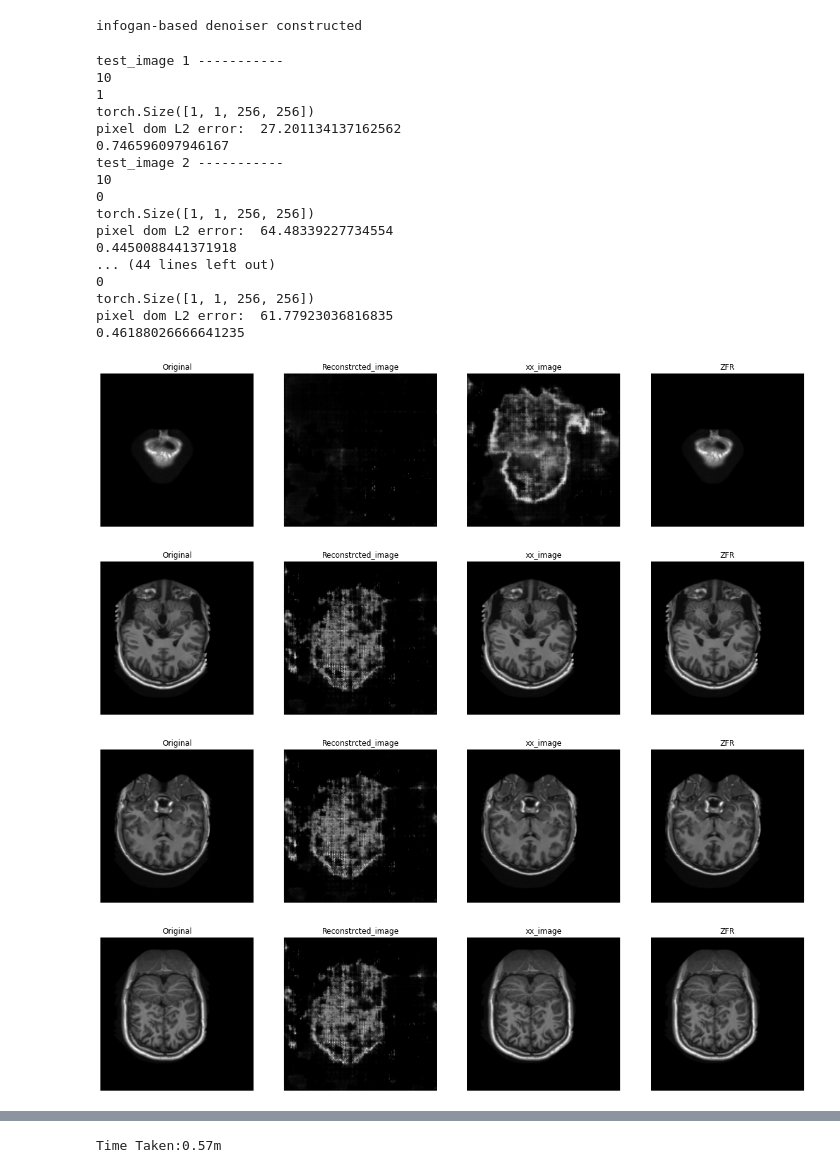
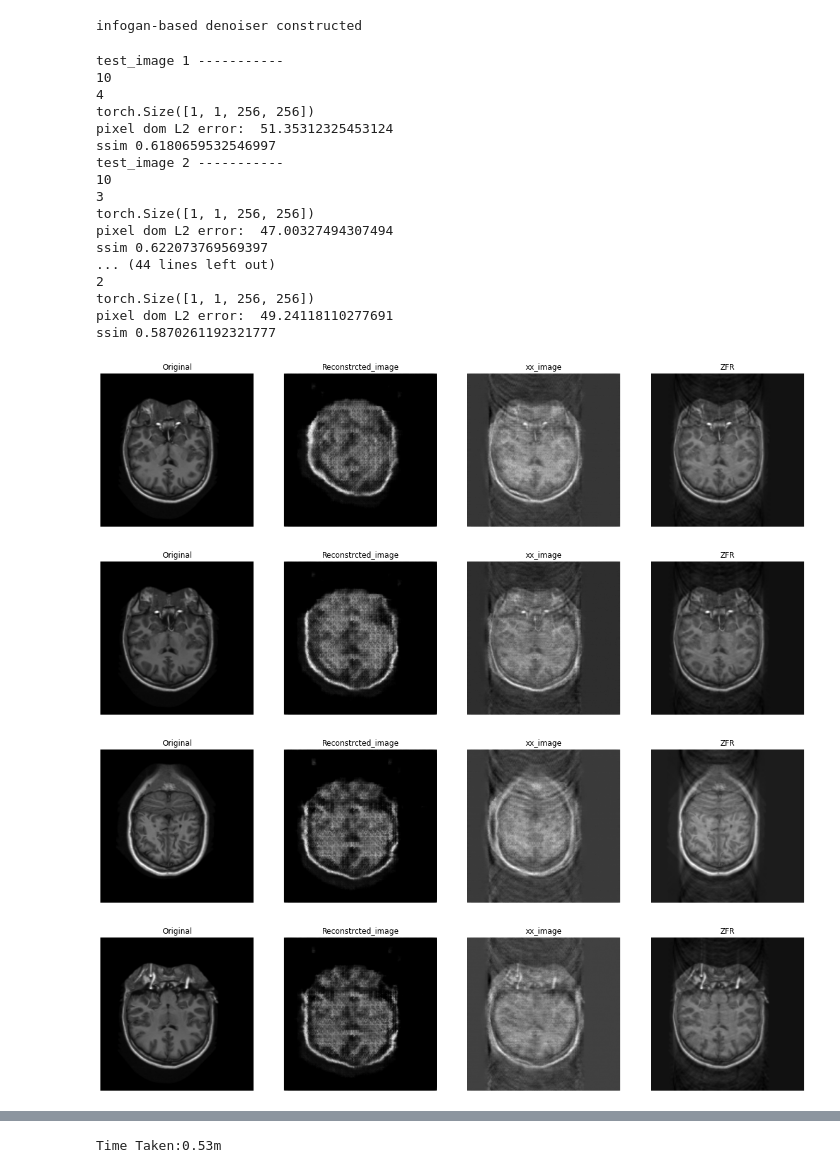
Before and after one commit to DeepakRaya/CS_MRI_infoGAN_ADMM, a Jupyter notebook: Experiment.ipynb, the cells around one changed output, grey strips where cells are left out. Saved outputs shown, nothing was run; the diff lists cells and outputs as text; code cells hidden in the pictures.

```diff
--- a/Experiment.ipynb
+++ b/Experiment.ipynb
@@ -15,7 +15,7 @@ import torch.nn as nn
 import torch.nn.functional as F
 from undersampling2 import usam_data
 # %%
-data_path = '/home/deepak/CS_MRI_codes_simulation/MRI_MCCAI_data/training_gt_split'
+data_path = '/home/deepak/CS_MRI_codes_simulation/MRI_MCCAI_data/training_gt_split_2'
 model_save_path = '/home/deepak/CS_MRI_codes_simulation/MRI_MCCAI_data/'
 # %%
 def constructDenoiser(model_save_path):
@@ -27,8 +27,8 @@ def constructDenoiser(model_save_path):
     return denoiser_InfoGAN
 # %%
 def setAlgoParams(M):
-    algo_param = {"rho": 10/np.sqrt(256),
-                  "x0": np.zeros((256,256)),
+    algo_param = {"rho": 1/16,
+                  "x0": np.random.randn(256,256),
                   "tol": 50,
                   "maxiter": 10,
                   "callback": None}
@@ -86,7 +86,7 @@ def generate_mask(N,M):
 # Program parameters
 show_plot = True
 n_test = 10
-M = 256
+M = 192
 N = 256
 n_files = 100
 # comp_ratios = [4]
@@ -99,6 +99,8 @@ mask, mask_mat = generate_mask(N,M)
 denoiser = constructDenoiser(model_save_path)
 # %% [output]
 infogan-based denoiser constructed
+# %%
+t = 4
 # %%
 
 # dictionary storing all the recovered results
@@ -106,6 +108,7 @@ results_x = []
 results_lb = []
 results_xr = []
 ssim_list = []
+pix_mse_list = []
 
 start_time = time.time()
 for i in range(n_test):
@@ -116,7 +119,7 @@ for i in range(n_test):
     results_x.append(x_true)
 
     # CS setups
-    y = usam_data(x_true, mask) #256X256 k space undersampled meas.
+    y = usam_data(x_true, mask) #the zero filled reconstruction after undersampling in kspace.
 
 
     # Construct a PnPADMM solver
@@ -133,50 +136,59 @@ for i in range(n_test):
     img2 = x_star
     ssim_score = ssim(img1, img2, 2, 1.5, window_size=11, size_average=True)
     ssim_list.append(ssim_score)
-    print ("pixel dom L2 error: ", np.linalg.norm(x_star-x_true))
-    print(ssim_score.item())
+    pix_mse = np.linalg.norm(x_star-x_true)
+    pix_mse_list.append(pix_mse)
+    print ("pixel dom L2 error: ", pix_mse)
+    print("ssim",ssim_score.item())
+
+#     k = range(len(loss_rec))
+#     l = loss_rec
+#     plt.plot(k,l)
+#     plt.show()
 
     # Show results
     if show_plot and n_test <= 10:
         plt.figure(figsize=(20,5))
         plt.subplot(1,4,1)
         plt.imshow((x_true), origin="upper", cmap="gray")
         plt.axis('off')
         plt.title("Original")
         plt.subplot(1,4,2)
         plt.imshow((x_star), origin="upper", cmap="gray")
         plt.title("Reconstrcted_image")
         plt.axis('off')
         plt.subplot(1,4,3)
         plt.imshow((xx_star), origin="upper", cmap="gray")
         plt.title("xx_image")
         plt.axis('off')
         plt.subplot(1,4,4)
         plt.imshow(np.real(np.fft.ifft2(y)),origin = "upper", cmap= 'gray')
         plt.title("ZFR")
         plt.axis('off')
+        fig_name = "recon_res_cr_1_33_gen_imgs_proj_t_%02d_i_%02d"% (t+1,i+1)
+        plt.savefig(os.path.join(model_save_path,fig_name))
 plt.show()
 end_time = time.time()-start_time
 print('Time Taken:%.2fm' %(end_time/60))
 # %% [output]
 test_image 1 -----------
 10
-1
+4
 torch.Size([1, 1, 256, 256])
-pixel dom L2 error:  27.201134137162562
-0.746596097946167
+pixel dom L2 error:  51.35312325453124
+ssim 0.6180659532546997
 test_image 2 -----------
 10
-0
+3
 torch.Size([1, 1, 256, 256])
-pixel dom L2 error:  64.48339227734554
-0.4450088441371918
+pixel dom L2 error:  47.00327494307494
+ssim 0.622073769569397
 ... (44 lines left out)
-0
+2
 torch.Size([1, 1, 256, 256])
-pixel dom L2 error:  61.77923036816835
-0.46188026666641235
+pixel dom L2 error:  49.24118110277691
+ssim 0.5870261192321777
-[figure, old version]
+[figure, new version]
-[figure, old version]
+[figure, new version]
-[figure, old version]
+[figure, new version]
-[figure, old version]
+[figure, new version]
@@ -189,4 +201,4 @@ pixel dom L2 error:  61.77923036816835
-Time Taken:0.57m
+Time Taken:0.53m
 # %%
 n_imgs = range(n_test)
 s = ssim_list
```
Also changed, not shown: parts of 8 cells of this notebook, 6 other files.
